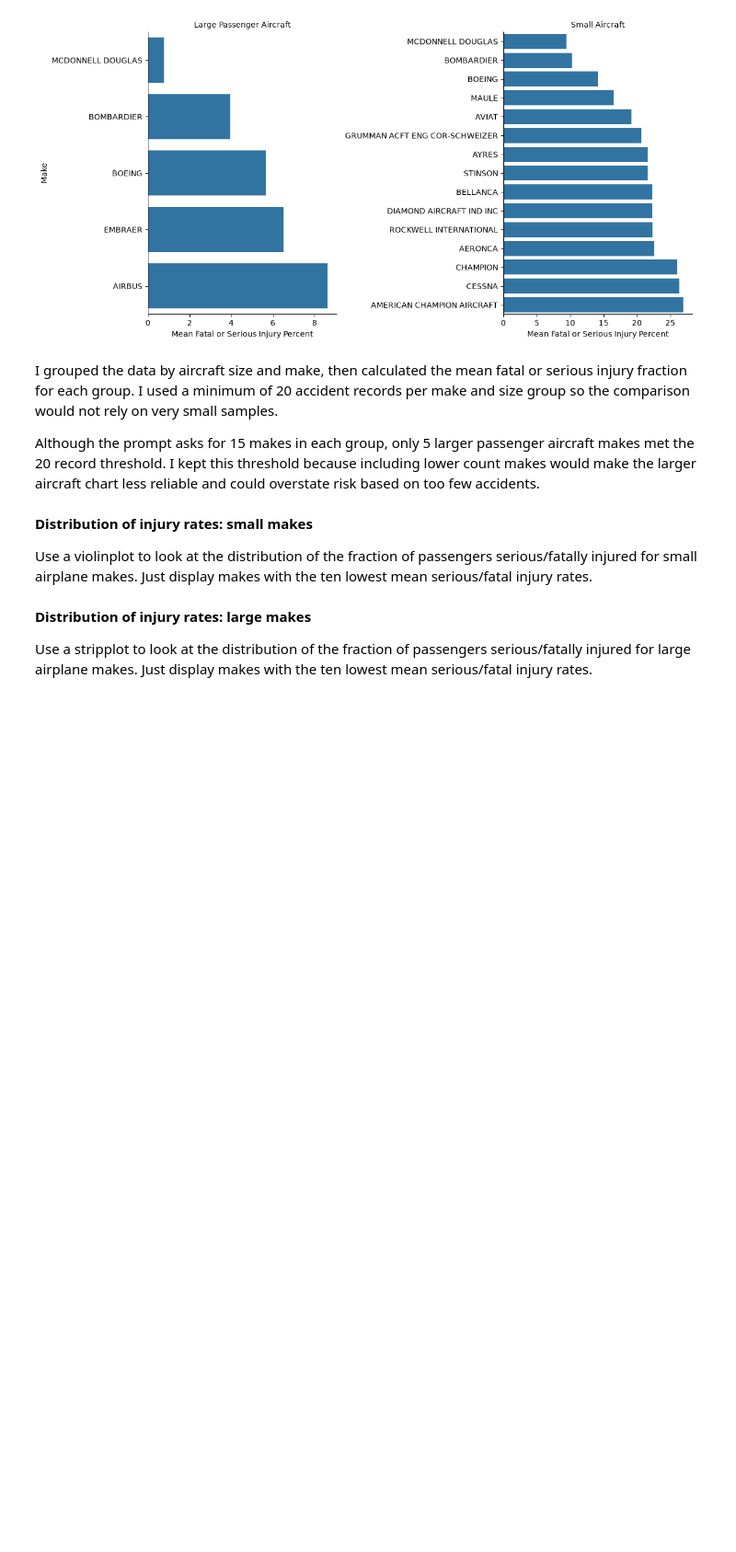
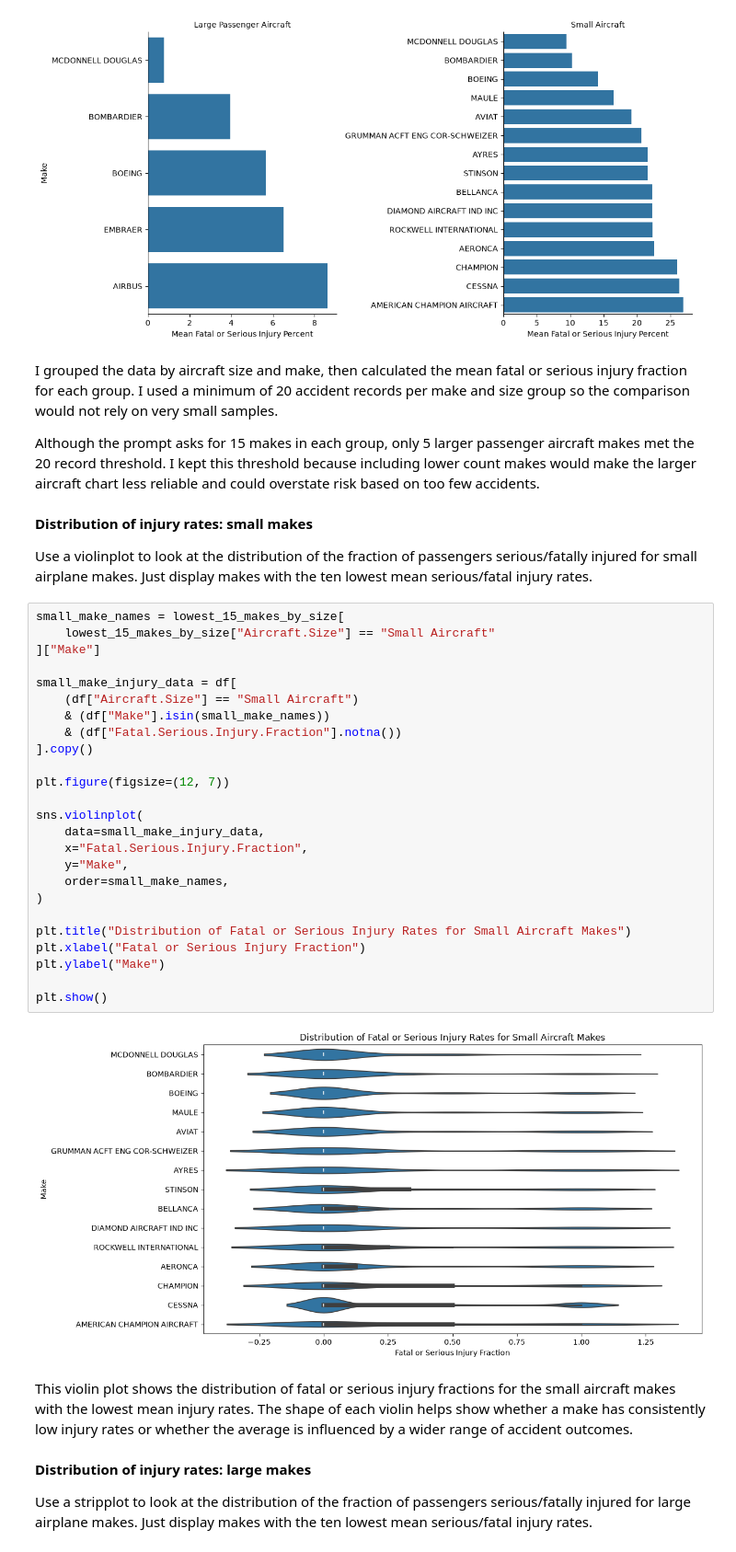
Before and after one commit to amacken3/dsc-course0-m8-lab, a Jupyter notebook: Aviation_Accidents_Data_Analysis.ipynb, the cells around one changed output. Shown at 92% size. Drawn from its saved outputs; the diff is of its cells as text; blank space fills up the shorter version.

```diff
--- a/Aviation_Accidents_Data_Analysis.ipynb
+++ b/Aviation_Accidents_Data_Analysis.ipynb
@@ -140,6 +140,35 @@ Although the prompt asks for 15 makes in each group, only 5 larger passenger air
 **Distribution of injury rates: small makes**
 
 Use a violinplot to look at the distribution of the fraction of passengers serious/fatally injured for small airplane makes. Just display makes with the ten lowest mean serious/fatal injury rates.
+# %%
+small_make_names = lowest_15_makes_by_size[
+    lowest_15_makes_by_size["Aircraft.Size"] == "Small Aircraft"
+]["Make"]
+
+small_make_injury_data = df[
+    (df["Aircraft.Size"] == "Small Aircraft")
+    & (df["Make"].isin(small_make_names))
+    & (df["Fatal.Serious.Injury.Fraction"].notna())
+].copy()
+
+plt.figure(figsize=(12, 7))
+
+sns.violinplot(
+    data=small_make_injury_data,
+    x="Fatal.Serious.Injury.Fraction",
+    y="Make",
+    order=small_make_names,
+)
+
+plt.title("Distribution of Fatal or Serious Injury Rates for Small Aircraft Makes")
+plt.xlabel("Fatal or Serious Injury Fraction")
+plt.ylabel("Make")
+
+plt.show()
+# %% [output]
+[figure, added]
+# %% [markdown]
+This violin plot shows the distribution of fatal or serious injury fractions for the small aircraft makes with the lowest mean injury rates. The shape of each violin helps show whether a make has consistently low injury rates or whether the average is influenced by a wider range of accident outcomes.
 # %% [markdown]
 **Distribution of injury rates: large makes**
 
```
Also changed, not shown: parts of 6 cells of this notebook.
